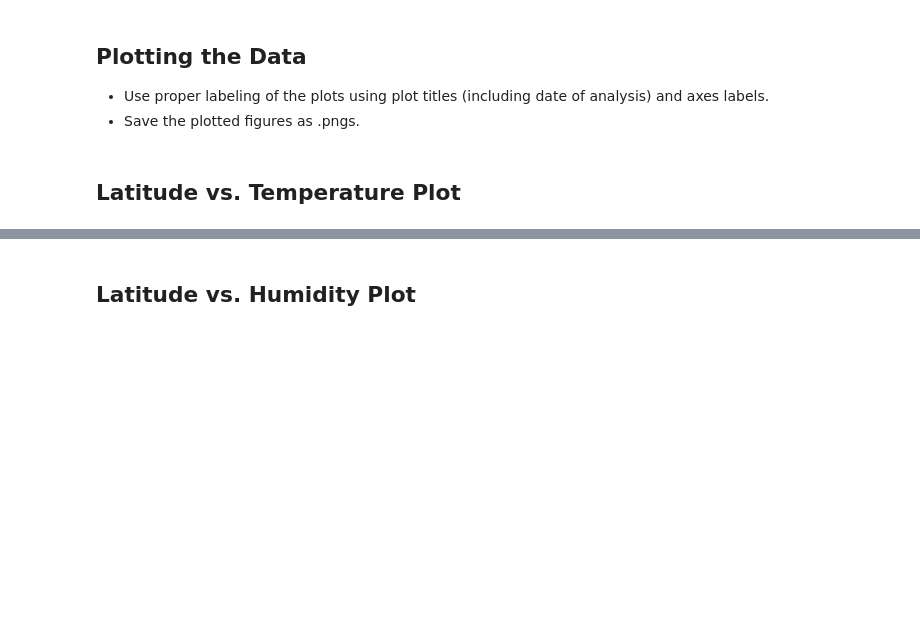
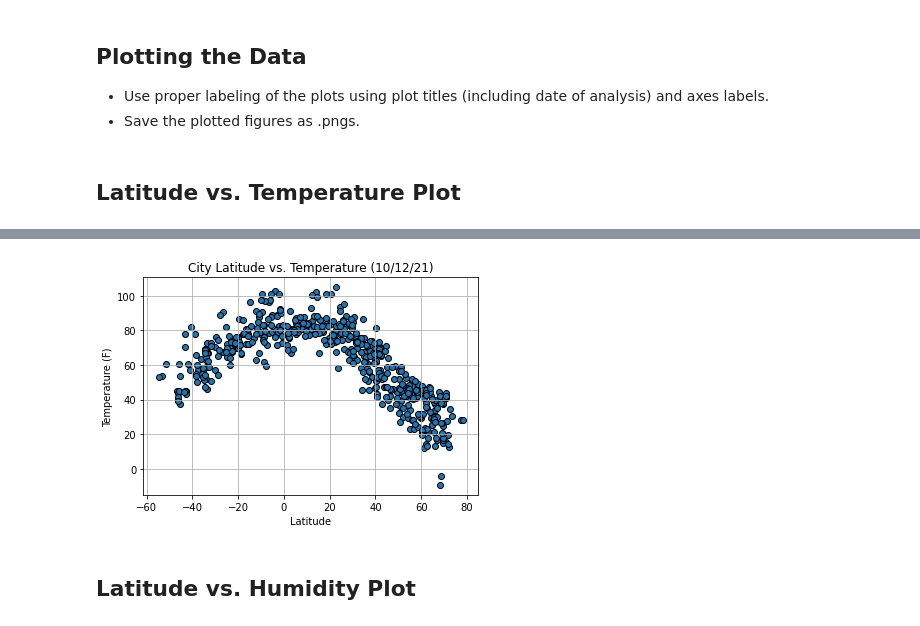
Before and after one commit to RUNTMC19/python-api-challenge, a Jupyter notebook: WeatherPy/WeatherPy.ipynb, the cells around one changed output, grey strips where cells are left out. Drawn from its saved outputs; the diff is of its cells as text; code cells hidden in the pictures; blank space fills up the shorter version.

```diff
--- a/WeatherPy/WeatherPy.ipynb
+++ b/WeatherPy/WeatherPy.ipynb
@@ -68,6 +68,8 @@ date = []
 cities_found = []
 
 for city in cities:
+
+    url = "http://api.openweathermap.org/data/2.5/weather?"
 
     query_url = url + "appid=" + weather_api_key + "&q=" + city + "&units=imperial"
 
@@ -87,7 +89,7 @@ for city in cities:
         clouds.append(weather_json["clouds"]["all"])
         humidity.append(weather_json["main"]["humidity"])
         country.append(weather_json["sys"]["country"])
-        date.append(weather_json["dt"]
+        date.append(weather_json["dt"])
 
         # Do this at the end after appending the other lists
         cities_found.append(city)
@@ -171,0 +122,15 @@ Int64Index([], dtype='int64')
+# %%
+city_weather = {
+    "City": cities_found,
+    "Latitude": lat,
+    "Longitude": lon,
+    "Temperature": temperatures,
+    "Humidity": humidity,
+    "Cloudiness": clouds,
+    "Wind Speed": wind_speed,
+    "Country": country,
+    "Date": date
+}
+
+city_data = pd.DataFrame(city_weather)
+city_data
@@ -181,2 +169,13 @@ Int64Index([], dtype='int64')
+# %%
+x_values = city_data['Latitude']
+y_values = city_data['Temperature']
+plt.scatter(x_values,y_values,edgecolors= 'k')
+plt.title('City Latitude vs. Temperature (10/12/21)')
+plt.xlabel('Latitude')
+plt.ylabel('Temperature (F)')
+plt.grid()
+plt.show()
+# %% [output]
+[figure, added]
 # %% [markdown]
 ## Latitude vs. Humidity Plot
```
Also changed, not shown: parts of 36 cells of this notebook.
